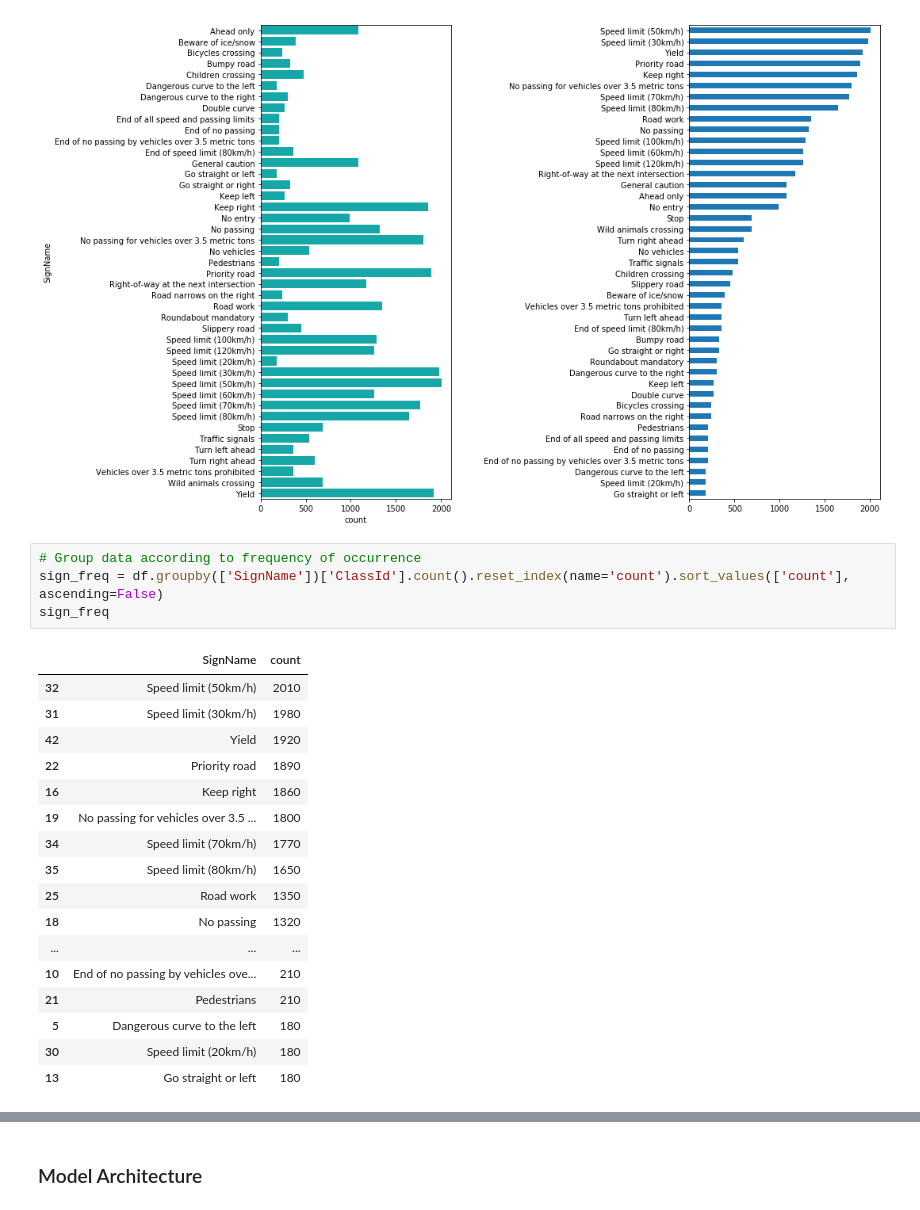
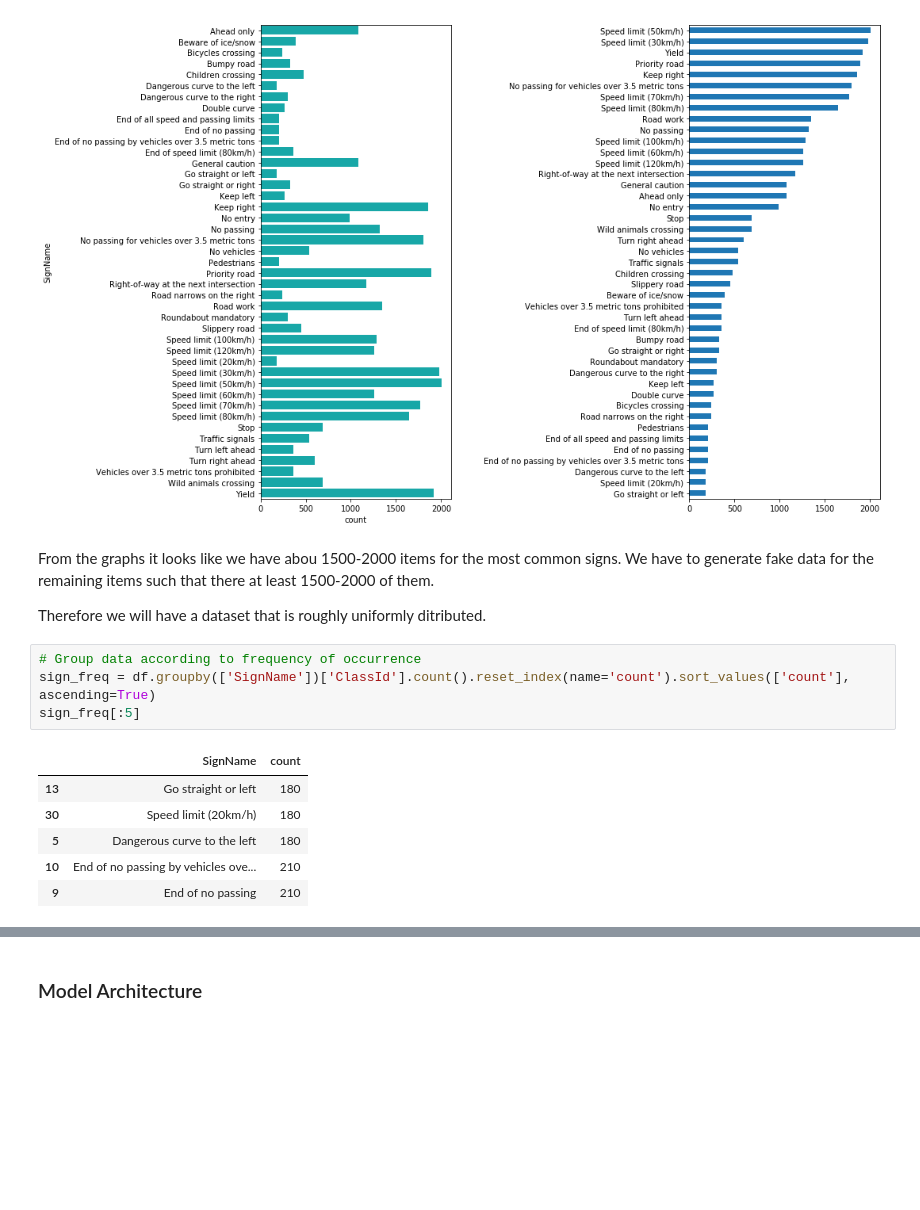
Before and after one commit to adhulipa/CarND-Traffic-Sign-Classifier-Project, a Jupyter notebook: Traffic_Sign_Classifier.ipynb, the cells around one changed output, grey strips where cells are left out. Drawn from its saved outputs; the diff is of its cells as text; blank space fills up the shorter version.

Commit message:
Defined outline of fake data generator.

```diff
--- a/Traffic_Sign_Classifier.ipynb
+++ b/Traffic_Sign_Classifier.ipynb
@@ -275,25 +275,19 @@ ax = counts.plot(kind="barh")
 ax.invert_yaxis()
 # %% [output]
 [figure]
+# %% [markdown]
+From the graphs it looks like we have abou 1500-2000 items for the most common signs.
+We have to generate fake data for the remaining items such that there at least 1500-2000 of them.
+
+Therefore we will have a dataset that is roughly uniformly ditributed.
 # %%
 # Group data according to frequency of occurrence
-sign_freq = df.groupby(['SignName'])['ClassId'].count().reset_index(name='count').sort_values(['count'], ascending=False)
-sign_freq
+sign_freq = df.groupby(['SignName'])['ClassId'].count().reset_index(name='count').sort_values(['count'], ascending=True)
+sign_freq[:5]
 # %% [output]
 |  | SignName | count |
-| 32 | Speed limit (50km/h) | 2010 |
-| 31 | Speed limit (30km/h) | 1980 |
-| 42 | Yield | 1920 |
-| 22 | Priority road | 1890 |
-| 16 | Keep right | 1860 |
-| 19 | No passing for vehicles over 3.5 ... | 1800 |
-| 34 | Speed limit (70km/h) | 1770 |
-| 35 | Speed limit (80km/h) | 1650 |
-| 25 | Road work | 1350 |
-| 18 | No passing | 1320 |
-| ... | ... | ... |
+| 13 | Go straight or left | 180 |
+| 30 | Speed limit (20km/h) | 180 |
+| 5 | Dangerous curve to the left | 180 |
 | 10 | End of no passing by vehicles ove... | 210 |
-| 21 | Pedestrians | 210 |
-| 5 | Dangerous curve to the left | 180 |
-| 30 | Speed limit (20km/h) | 180 |
-| 13 | Go straight or left | 180 |
+| 9 | End of no passing | 210 |
```
Also changed, not shown: parts of 3 cells of this notebook.
